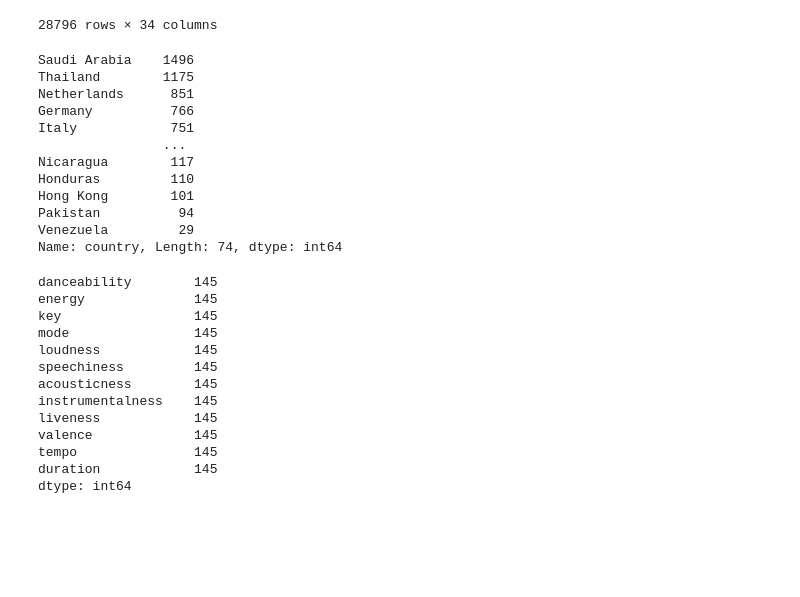
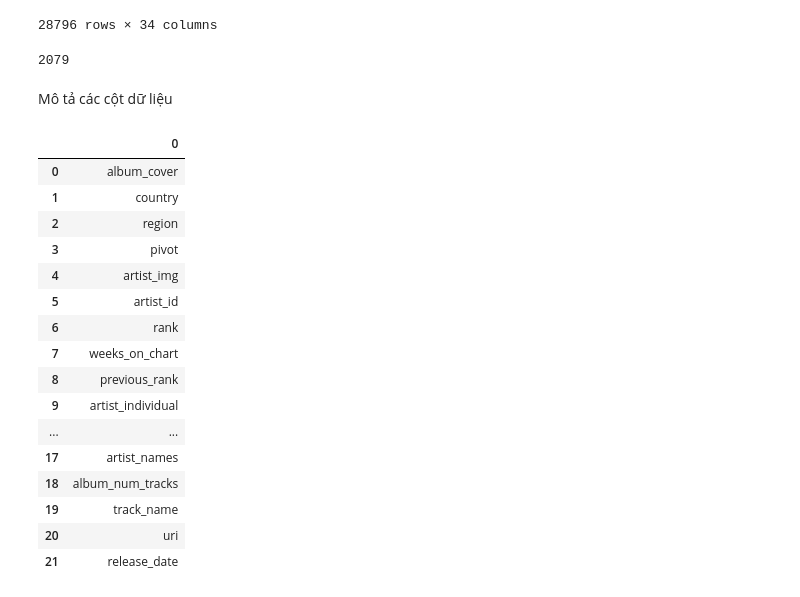
Before and after one commit to Miruku2201/LTKHDL_FinalProject, a Jupyter notebook: EDA.ipynb, the cells around one changed output. Saved outputs shown, nothing was run; the diff lists cells and outputs as text; code cells hidden in the pictures; blank space fills up the shorter version.

```diff
--- a/EDA.ipynb
+++ b/EDA.ipynb
@@ -407,33 +429,6 @@ spotify_df[spotify_df['artist_genre']=='0']
 | 1109514 | spotify:track:2dZP47k5zETHUQWhxwv3hz | 186 | Vang, Cloud 5 | 2 | Vang | spotify:artist:6bvMoywdm3JM1bmVvM... | 0 | https://i.scdn.co/image/ab67616d0... | ... |
 28796 rows × 34 columns
 # %%
-spotify_df[spotify_df['artist_genre']=='0']['country'].value_counts()
+len(spotify_df[spotify_df.artist_genre == "0"]["uri"].unique())
 # %% [output]
-Saudi Arabia    1496
-Thailand        1175
-Netherlands      851
-Germany          766
-Italy            751
-                ...
-Nicaragua        117
-Honduras         110
-Hong Kong        101
-Pakistan          94
-Venezuela         29
-Name: country, Length: 74, dtype: int64
+2079
-# %%
-spotify_df[audio_cols].isna().sum()
-# %% [output]
-danceability        145
-energy              145
-key                 145
-mode                145
-loudness            145
-speechiness         145
-acousticness        145
-instrumentalness    145
-liveness            145
-valence             145
-tempo               145
-duration            145
-dtype: int64
@@ -439,0 +448,26 @@ dtype: int64
+# %% [markdown]
+Mô tả các cột dữ liệu
+# %%
+dtypes = pd.Series(data = spotify_df.dtypes)
+numeric_cols = list(dtypes[(dtypes==np.float32) | (dtypes==np.float64)].index)
+cate_cols = set(spotify_df. columns) - set(numeric_cols)
+view = pd.DataFrame(cate_cols)
+view
+# %% [output]
+|  | 0 |
+| 0 | album_cover |
+| 1 | country |
+| 2 | region |
+| 3 | pivot |
+| 4 | artist_img |
+| 5 | artist_id |
+| 6 | rank |
+| 7 | weeks_on_chart |
+| 8 | previous_rank |
+| 9 | artist_individual |
+| ... | ... |
+| 17 | artist_names |
+| 18 | album_num_tracks |
+| 19 | track_name |
+| 20 | uri |
+| 21 | release_date |
```
Also changed, not shown: parts of 26 cells of this notebook, 2 other files.
